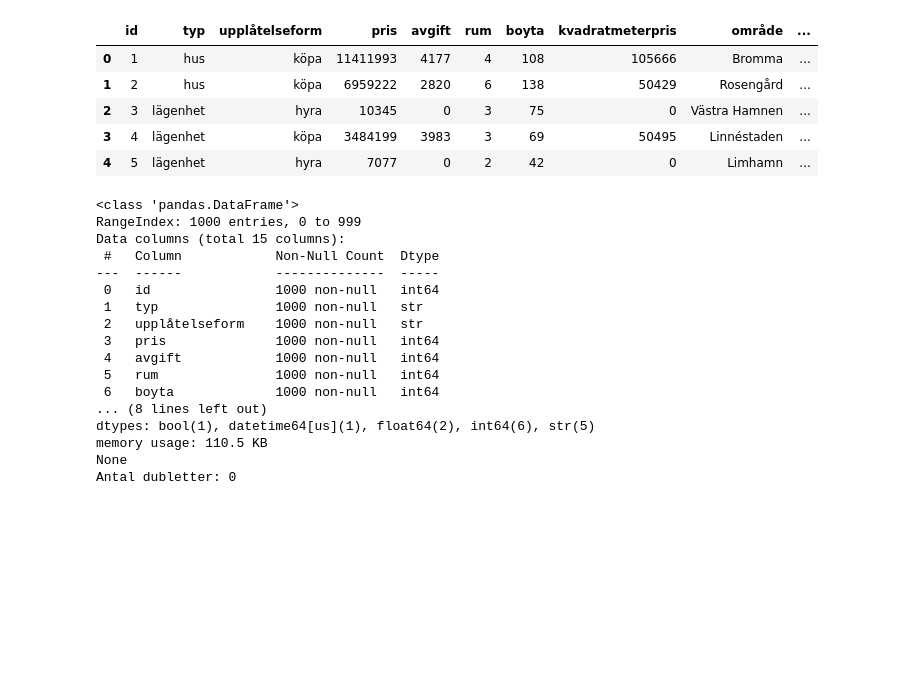
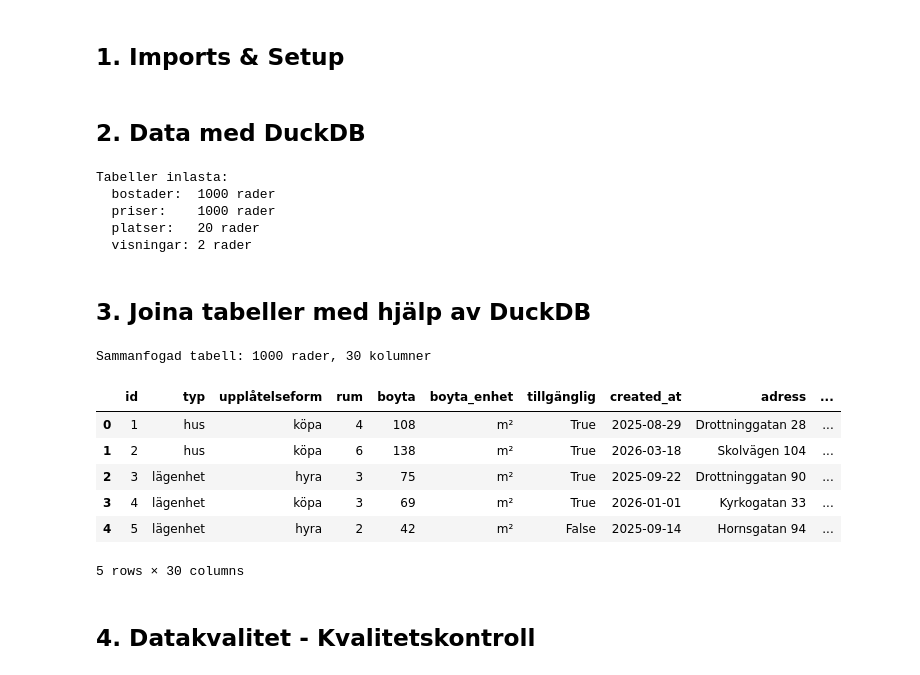
Before and after one commit to UX-DE-25-Project/UX25_DE25_Projekt_Group3, a Jupyter notebook: notebooks/eda_nasser.ipynb, the cells around one changed output. Cells and saved outputs as stored; diff of their text form; code cells hidden in the pictures; blank space fills up the shorter version.

```diff
--- a/notebooks/eda_nasser.ipynb
+++ b/notebooks/eda_nasser.ipynb
@@ -1,3 +3,5 @@
+# %% [markdown]
+## 1. Imports & Setup
 # %%
 import pandas as pd
 import duckdb
@@ -6,38 +24,51 @@ import seaborn as sns
+# %% [markdown]
+## 2. Data med DuckDB
 # %%
-query = "SELECT * FROM read_json_auto('../src/data/bostader.json')"
-df = duckdb.query(query).to_df()
-# Snabb överblick. Kvitton
-df.head()
+df_bostader  = pd.read_csv('../ETL_Pipline/bostader.csv')
+df_priser    = pd.read_csv('../ETL_Pipline/priser.csv')
+df_platser   = pd.read_csv('../ETL_Pipline/platser.csv')
+df_visningar = pd.read_csv('../ETL_Pipline/visningar.csv')
+
+con = duckdb.connect()
+con.register('bostader',  df_bostader)
+con.register('priser',    df_priser)
+con.register('platser',   df_platser)
+con.register('visningar', df_visningar)
+
+print('Tabeller inlasta:')
+print(f'  bostader:  {len(df_bostader)} rader')
+print(f'  priser:    {len(df_priser)} rader')
+print(f'  platser:   {len(df_platser)} rader')
+print(f'  visningar: {len(df_visningar)} rader')
 # %% [output]
-|  | id | typ | upplåtelseform | pris | avgift | rum | boyta | kvadratmeterpris | område | ... |
-| 0 | 1 | hus | köpa | 11411993 | 4177 | 4 | 108 | 105666 | Bromma | ... |
-| 1 | 2 | hus | köpa | 6959222 | 2820 | 6 | 138 | 50429 | Rosengård | ... |
-| 2 | 3 | lägenhet | hyra | 10345 | 0 | 3 | 75 | 0 | Västra Hamnen | ... |
-| 3 | 4 | lägenhet | köpa | 3484199 | 3983 | 3 | 69 | 50495 | Linnéstaden | ... |
-| 4 | 5 | lägenhet | hyra | 7077 | 0 | 2 | 42 | 0 | Limhamn | ... |
+Tabeller inlasta:
+  bostader:  1000 rader
+  priser:    1000 rader
+  platser:   20 rader
+  visningar: 2 rader
+# %% [markdown]
+## 3. Joina tabeller med hjälp av DuckDB
 # %%
-# Checka datatyper och antal icke-null (non-null) värden
-# Se så att ingen data försvunnit
-print(df.info())
+query = """
+    SELECT *
+    FROM bostader b
+    JOIN priser    p  ON b.id       = p.bostad_id
+    JOIN platser   pl ON b.plats_id = pl.plats_id
+"""
 
-# Om det finns dubletter baserat på 'id'-kolumnen, räkna dem
-print(f"Antal dubletter: {df.duplicated(subset=['id']).sum()}")
+df = con.execute(query).df()
+df['created_at'] = pd.to_datetime(df['created_at'])
+print(f'Sammanfogad tabell: {df.shape[0]} rader, {df.shape[1]} kolumner')
+df.head()
 # %% [output]
-<class 'pandas.DataFrame'>
-RangeIndex: 1000 entries, 0 to 999
-Data columns (total 15 columns):
- #   Column            Non-Null Count  Dtype
----  ------            --------------  -----
- 0   id                1000 non-null   int64
- 1   typ               1000 non-null   str
- 2   upplåtelseform    1000 non-null   str
- 3   pris              1000 non-null   int64
- 4   avgift            1000 non-null   int64
- 5   rum               1000 non-null   int64
- 6   boyta             1000 non-null   int64
-... (8 lines left out)
-dtypes: bool(1), datetime64[us](1), float64(2), int64(6), str(5)
-memory usage: 110.5 KB
-None
-Antal dubletter: 0
+Sammanfogad tabell: 1000 rader, 30 kolumner
+|  | id | typ | upplåtelseform | rum | boyta | boyta_enhet | tillgänglig | created_at | adress | ... |
+| 0 | 1 | hus | köpa | 4 | 108 | m² | True | 2025-08-29 | Drottninggatan 28 | ... |
+| 1 | 2 | hus | köpa | 6 | 138 | m² | True | 2026-03-18 | Skolvägen 104 | ... |
+| 2 | 3 | lägenhet | hyra | 3 | 75 | m² | True | 2025-09-22 | Drottninggatan 90 | ... |
+| 3 | 4 | lägenhet | köpa | 3 | 69 | m² | True | 2026-01-01 | Kyrkogatan 33 | ... |
+| 4 | 5 | lägenhet | hyra | 2 | 42 | m² | False | 2025-09-14 | Hornsgatan 94 | ... |
+5 rows × 30 columns
+# %% [markdown]
+## 4. Datakvalitet - Kvalitetskontroll
 # %%
```
Also changed, not shown: parts of 17 cells of this notebook.
